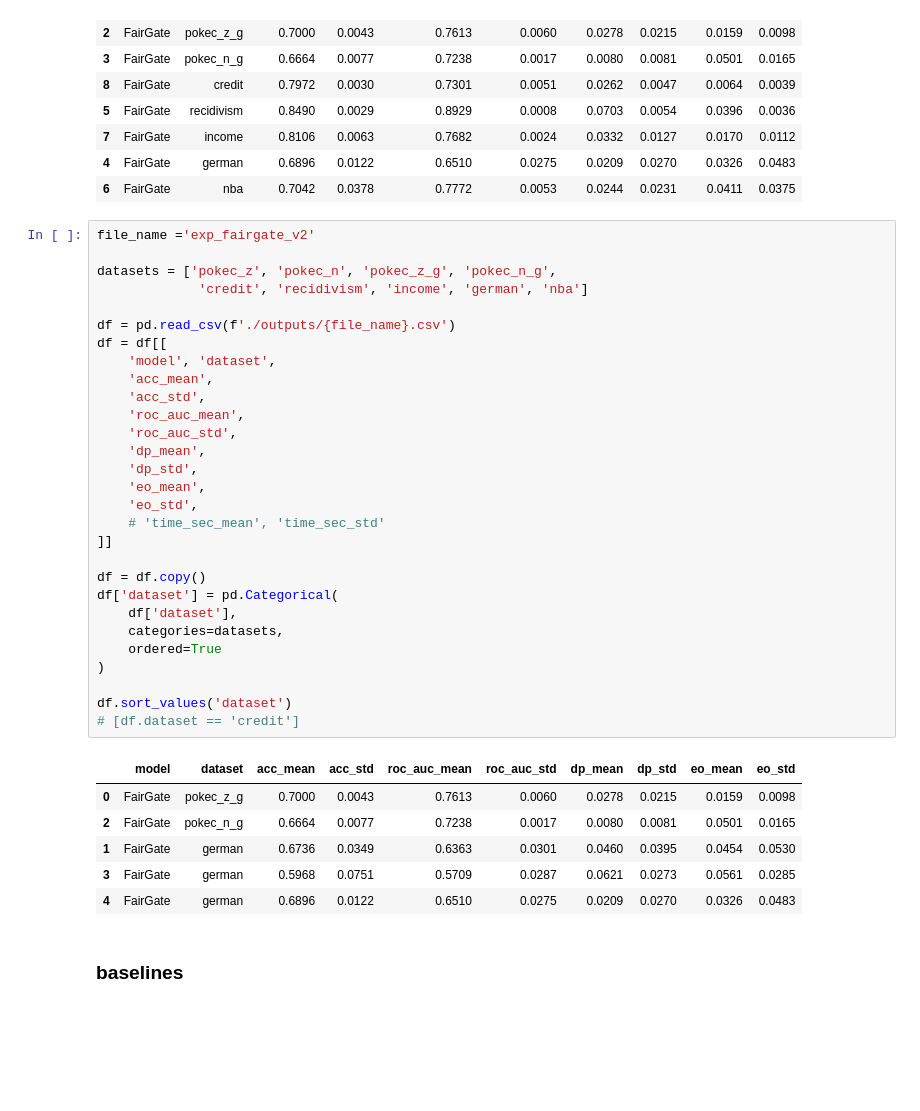
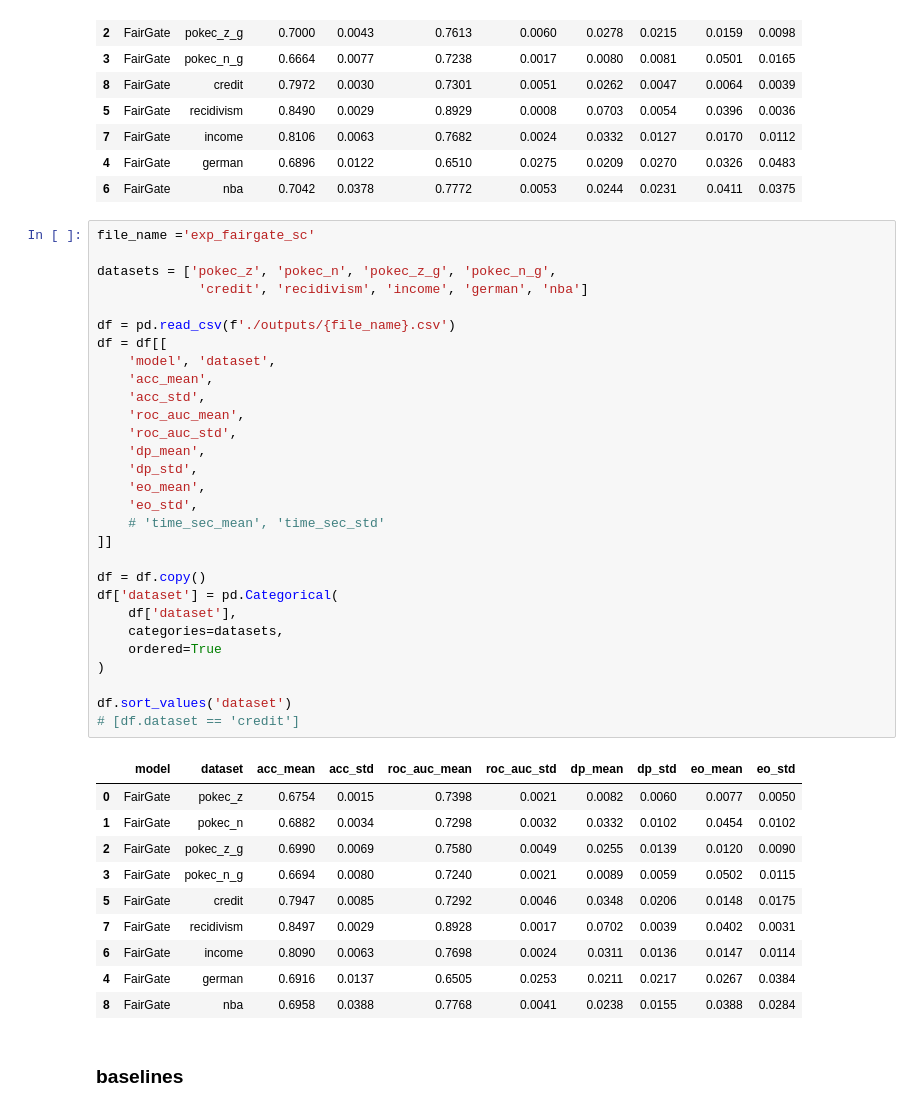
Before and after one commit to sybeam27/FairGate, a Jupyter notebook: 0.results.ipynb, the cells around one changed output. Saved outputs shown, nothing was run; the diff lists cells and outputs as text; blank space fills up the shorter version.

```diff
--- a/0.results.ipynb
+++ b/0.results.ipynb
@@ -202,41 +202,45 @@ df.sort_values('dataset')
 | 4 | FairGate | german | 0.6896 | 0.0122 | 0.6510 | 0.0275 | 0.0209 | 0.0270 | 0.0326 | 0.0483 |
 | 6 | FairGate | nba | 0.7042 | 0.0378 | 0.7772 | 0.0053 | 0.0244 | 0.0231 | 0.0411 | 0.0375 |
 # %%
-file_name ='exp_fairgate_v2'
+file_name ='exp_fairgate_sc'
 
 datasets = ['pokec_z', 'pokec_n', 'pokec_z_g', 'pokec_n_g',
              'credit', 'recidivism', 'income', 'german', 'nba']
 
 df = pd.read_csv(f'./outputs/{file_name}.csv')
 df = df[[
     'model', 'dataset',
     'acc_mean',
     'acc_std',
     'roc_auc_mean',
     'roc_auc_std',
     'dp_mean',
     'dp_std',
     'eo_mean',
     'eo_std',
     # 'time_sec_mean', 'time_sec_std'
 ]]
 
 df = df.copy()
 df['dataset'] = pd.Categorical(
     df['dataset'],
     categories=datasets,
     ordered=True
 )
 
 df.sort_values('dataset')
 # [df.dataset == 'credit']
 # %% [output]
 |  | model | dataset | acc_mean | acc_std | roc_auc_mean | roc_auc_std | dp_mean | dp_std | eo_mean | eo_std |
-| 0 | FairGate | pokec_z_g | 0.7000 | 0.0043 | 0.7613 | 0.0060 | 0.0278 | 0.0215 | 0.0159 | 0.0098 |
-| 2 | FairGate | pokec_n_g | 0.6664 | 0.0077 | 0.7238 | 0.0017 | 0.0080 | 0.0081 | 0.0501 | 0.0165 |
-| 1 | FairGate | german | 0.6736 | 0.0349 | 0.6363 | 0.0301 | 0.0460 | 0.0395 | 0.0454 | 0.0530 |
-| 3 | FairGate | german | 0.5968 | 0.0751 | 0.5709 | 0.0287 | 0.0621 | 0.0273 | 0.0561 | 0.0285 |
-| 4 | FairGate | german | 0.6896 | 0.0122 | 0.6510 | 0.0275 | 0.0209 | 0.0270 | 0.0326 | 0.0483 |
+| 0 | FairGate | pokec_z | 0.6754 | 0.0015 | 0.7398 | 0.0021 | 0.0082 | 0.0060 | 0.0077 | 0.0050 |
+| 1 | FairGate | pokec_n | 0.6882 | 0.0034 | 0.7298 | 0.0032 | 0.0332 | 0.0102 | 0.0454 | 0.0102 |
+| 2 | FairGate | pokec_z_g | 0.6990 | 0.0069 | 0.7580 | 0.0049 | 0.0255 | 0.0139 | 0.0120 | 0.0090 |
+| 3 | FairGate | pokec_n_g | 0.6694 | 0.0080 | 0.7240 | 0.0021 | 0.0089 | 0.0059 | 0.0502 | 0.0115 |
+| 5 | FairGate | credit | 0.7947 | 0.0085 | 0.7292 | 0.0046 | 0.0348 | 0.0206 | 0.0148 | 0.0175 |
+| 7 | FairGate | recidivism | 0.8497 | 0.0029 | 0.8928 | 0.0017 | 0.0702 | 0.0039 | 0.0402 | 0.0031 |
+| 6 | FairGate | income | 0.8090 | 0.0063 | 0.7698 | 0.0024 | 0.0311 | 0.0136 | 0.0147 | 0.0114 |
+| 4 | FairGate | german | 0.6916 | 0.0137 | 0.6505 | 0.0253 | 0.0211 | 0.0217 | 0.0267 | 0.0384 |
+| 8 | FairGate | nba | 0.6958 | 0.0388 | 0.7768 | 0.0041 | 0.0238 | 0.0155 | 0.0388 | 0.0284 |
 # %% [markdown]
 ### baselines
 # %%
```
Also changed, not shown: parts of 1 cell of this notebook, 5 other files.
